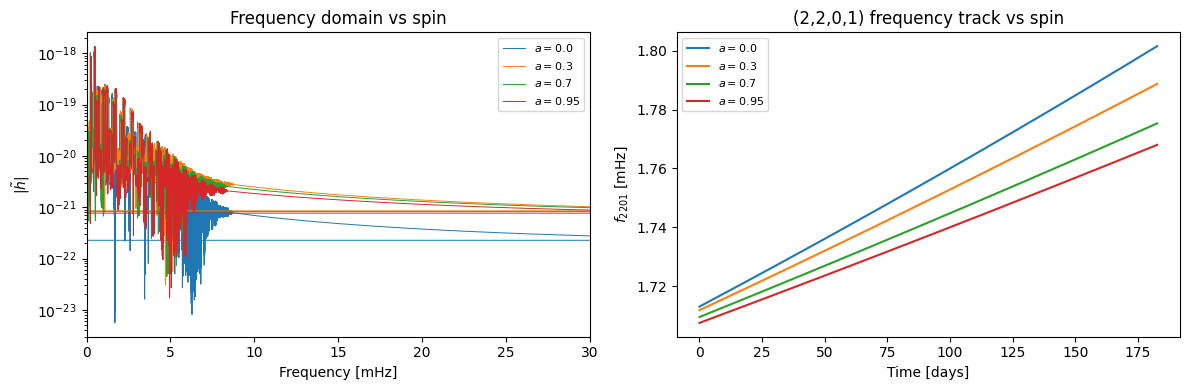
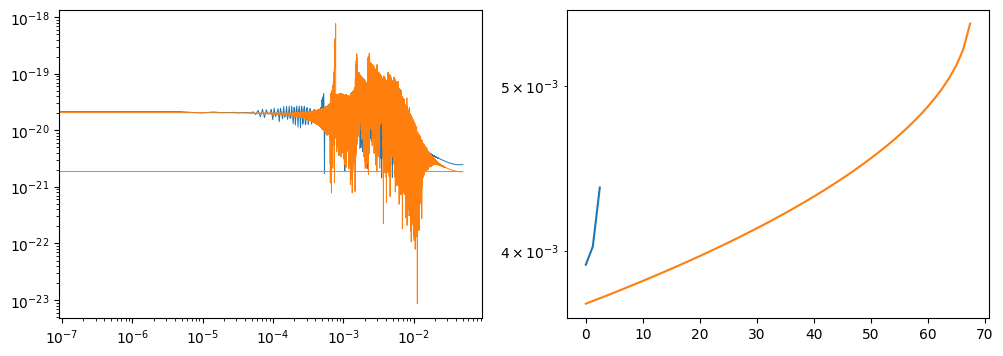
Unified diff of the notebook cell whose output changed from the first chart to the second:
--- before
+++ after
@@ -5,5 +5,5 @@
     freqs_a, ht_a = to_frequency_domain(hp_a + 1j * hx_a, dt=10.0)
     
-    axes[0].semilogy(np.asarray(freqs_a)*1e3, np.asarray(jnp.abs(ht_a)),
+    axes[0].loglog(np.asarray(freqs_a), np.asarray(jnp.abs(ht_a)),
                      lw=0.7, label=f"$a={a_val}$")
 
@@ -11,9 +11,9 @@
                                          a=a_val, p0=params["p0"], e0=params["e0"], T=params["T"])
     t_d = np.asarray(t_tr) / 86400
-    f_m = np.asarray(f_tr) * 1e3
+    f_m = np.asarray(f_tr) 
     ok  = np.isfinite(f_m) & (f_m > 0)
-    axes[1].plot(t_d[ok], f_m[ok], label=f"$a={a_val}$")
+    axes[1].semilogy(t_d[ok], f_m[ok], label=f"$a={a_val}$")
 
-axes[0].set_xlim([0, 30])
+axes[0].set_xlim([1e-6, 1e-1])
 axes[0].set_xlabel("Frequency [mHz]")
 axes[0].set_ylabel(r"$|\tilde{h}|$")

Commit: Test example notebooks again